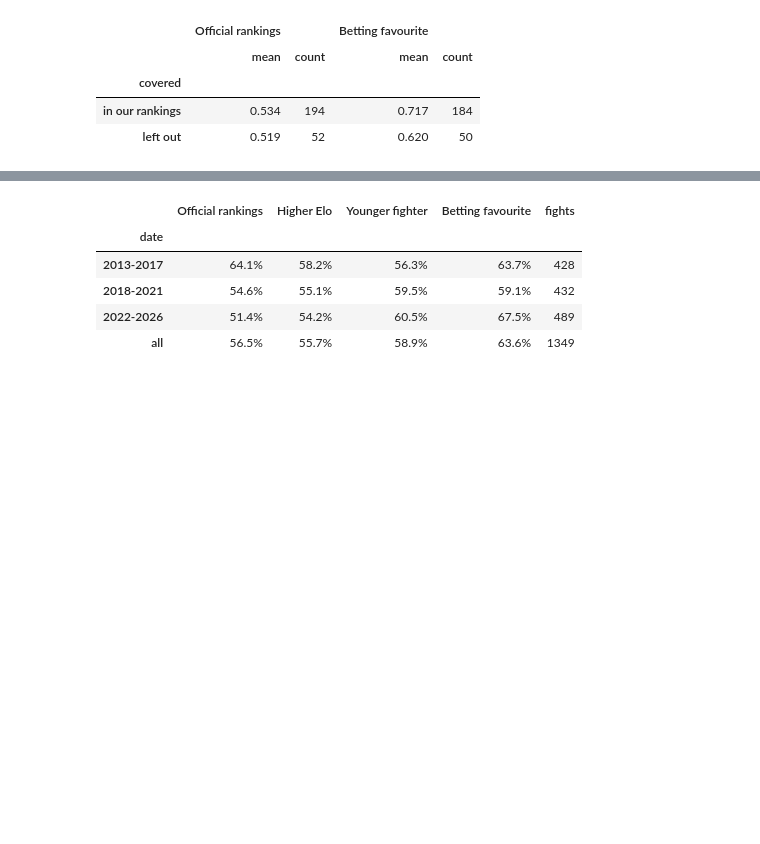
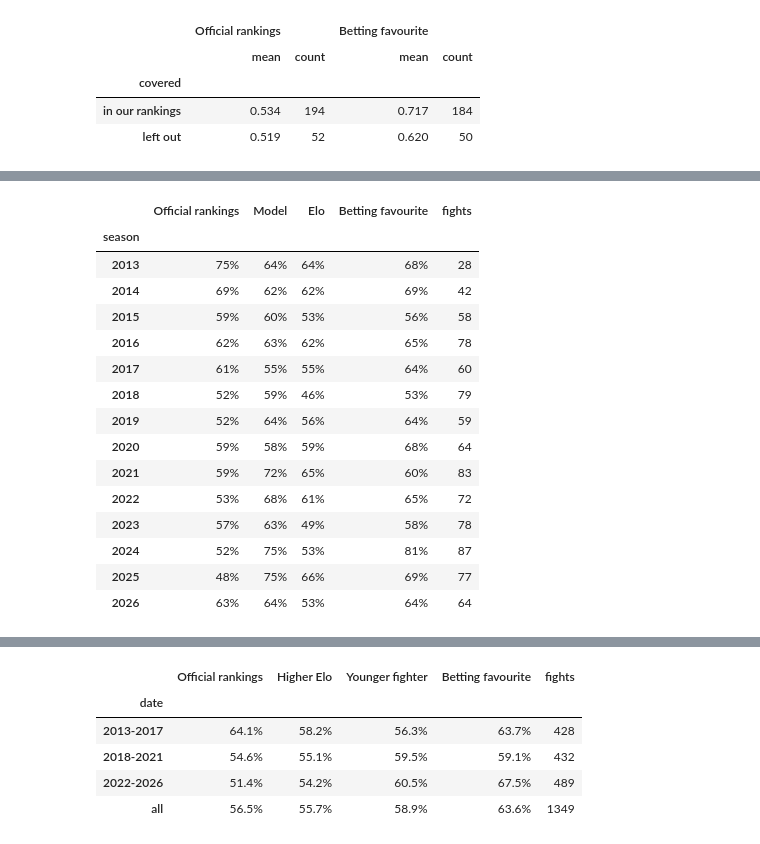
Before and after one commit to tnadiedjoa/Rating-UFC, a Jupyter notebook: notebooks/03_models_and_rankings.ipynb, the cells around one changed output, grey strips where cells are left out. Drawn from its saved outputs; the diff is of its cells as text; code cells hidden in the pictures; blank space fills up the shorter version.

```diff
--- a/notebooks/03_models_and_rankings.ipynb
+++ b/notebooks/03_models_and_rankings.ipynb
@@ -199,0 +223,21 @@ picks.groupby(picks['covered'].map({True: 'in our rankings', False: 'left out'})
+# %%
+by_season = covered_wf.groupby(covered_wf['date'].dt.year)[list(PREDICTORS)].mean()
+by_season['fights'] = covered_wf.groupby(covered_wf['date'].dt.year).size()
+by_season.rename_axis('season').style.format({c: '{:.0%}' for c in PREDICTORS})
+# %% [output]
+|  | Official rankings | Model | Elo | Betting favourite | fights |
+| season |  |  |  |  |  |
+| 2013 | 75% | 64% | 64% | 68% | 28 |
+| 2014 | 69% | 62% | 62% | 69% | 42 |
+| 2015 | 59% | 60% | 53% | 56% | 58 |
+| 2016 | 62% | 63% | 62% | 65% | 78 |
+| 2017 | 61% | 55% | 55% | 64% | 60 |
+| 2018 | 52% | 59% | 46% | 53% | 79 |
+| 2019 | 52% | 64% | 56% | 64% | 59 |
+| 2020 | 59% | 58% | 59% | 68% | 64 |
+| 2021 | 59% | 72% | 65% | 60% | 83 |
+| 2022 | 53% | 68% | 61% | 65% | 72 |
+| 2023 | 57% | 63% | 49% | 58% | 78 |
+| 2024 | 52% | 75% | 53% | 81% | 87 |
+| 2025 | 48% | 75% | 66% | 69% | 77 |
+| 2026 | 63% | 64% | 53% | 64% | 64 |
```
Also changed, not shown: parts of 8 cells of this notebook, 8 other files.
